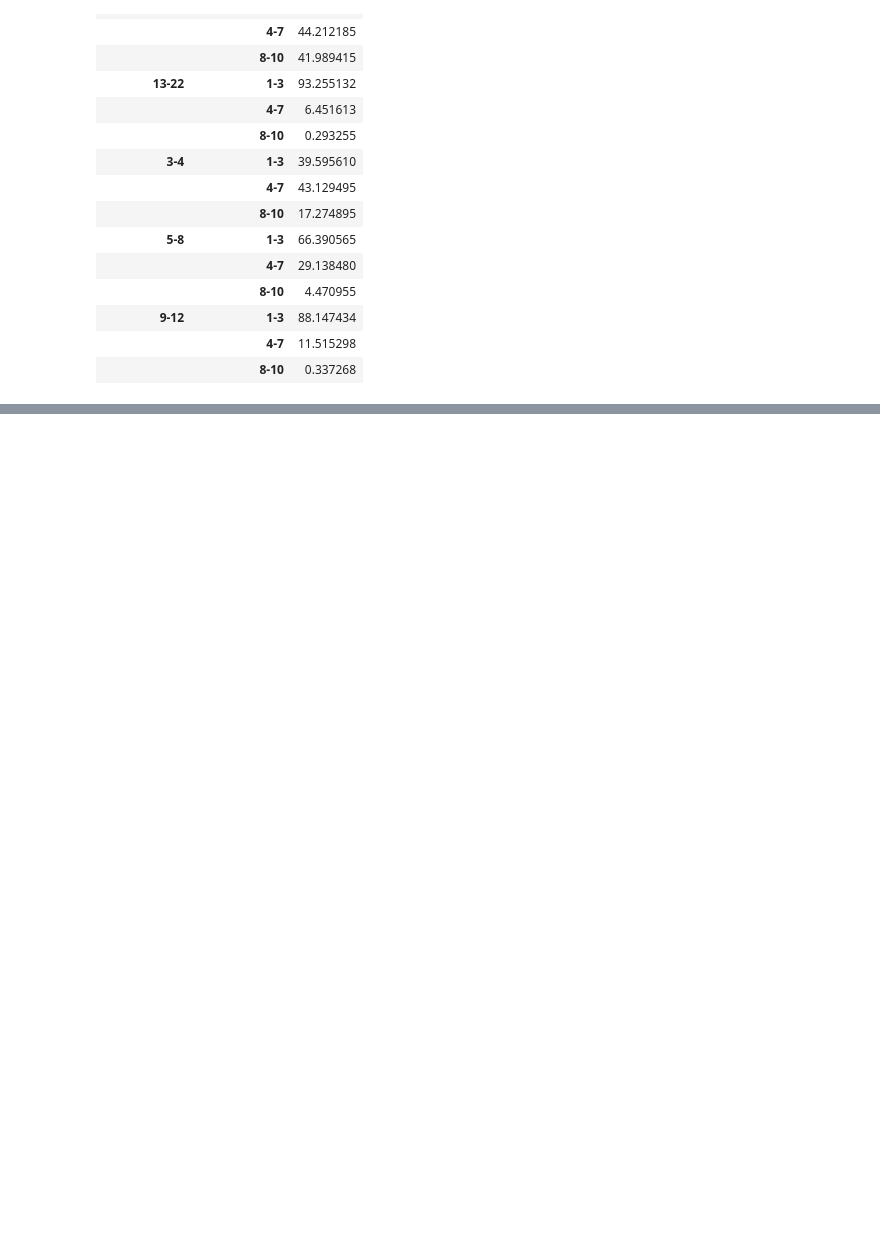
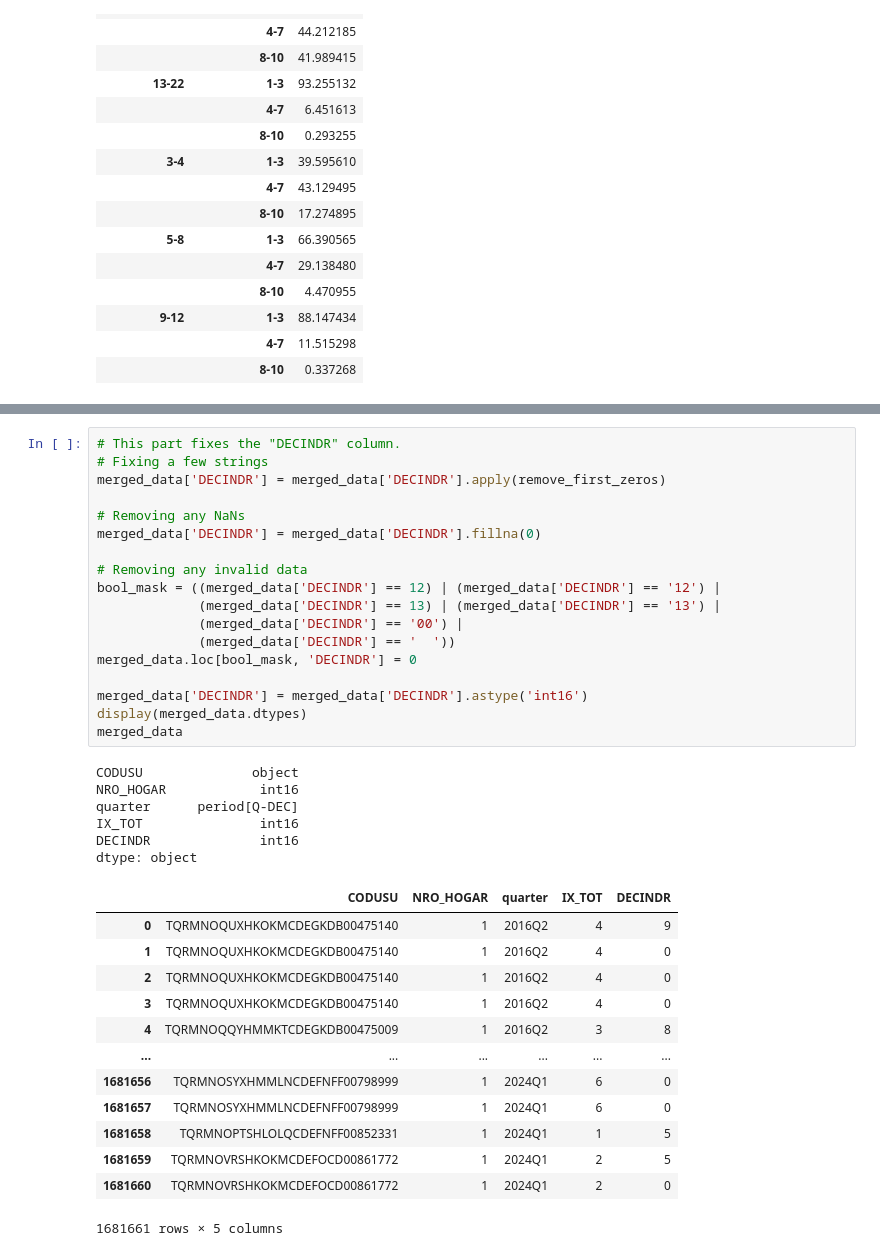
Before and after one commit to jpoletti/eph-database, a Jupyter notebook: bajar-microdatos.ipynb, the cells around one changed output, grey strips where cells are left out. Cells and saved outputs as stored; diff of their text form; blank space fills up the shorter version.

```diff
--- a/bajar-microdatos.ipynb
+++ b/bajar-microdatos.ipynb
@@ -684,0 +716,38 @@ plot_people_deciles(DECCFR_gb, 'DECCFR', plot_title)
+# %%
+# This part fixes the "DECINDR" column.
+# Fixing a few strings
+merged_data['DECINDR'] = merged_data['DECINDR'].apply(remove_first_zeros)
+
+# Removing any NaNs
+merged_data['DECINDR'] = merged_data['DECINDR'].fillna(0)
+
+# Removing any invalid data
+bool_mask = ((merged_data['DECINDR'] == 12) | (merged_data['DECINDR'] == '12') |
+             (merged_data['DECINDR'] == 13) | (merged_data['DECINDR'] == '13') |
+             (merged_data['DECINDR'] == '00') |
+             (merged_data['DECINDR'] == '  '))
+merged_data.loc[bool_mask, 'DECINDR'] = 0
+
+merged_data['DECINDR'] = merged_data['DECINDR'].astype('int16')
+display(merged_data.dtypes)
+merged_data
+# %% [output]
+CODUSU              object
+NRO_HOGAR            int16
+quarter      period[Q-DEC]
+IX_TOT               int16
+DECINDR              int16
+dtype: object
+|  | CODUSU | NRO_HOGAR | quarter | IX_TOT | DECINDR |
+| 0 | TQRMNOQUXHKOKMCDEGKDB00475140 | 1 | 2016Q2 | 4 | 9 |
+| 1 | TQRMNOQUXHKOKMCDEGKDB00475140 | 1 | 2016Q2 | 4 | 0 |
+| 2 | TQRMNOQUXHKOKMCDEGKDB00475140 | 1 | 2016Q2 | 4 | 0 |
+| 3 | TQRMNOQUXHKOKMCDEGKDB00475140 | 1 | 2016Q2 | 4 | 0 |
+| 4 | TQRMNOQQYHMMKTCDEGKDB00475009 | 1 | 2016Q2 | 3 | 8 |
+| ... | ... | ... | ... | ... | ... |
+| 1681656 | TQRMNOSYXHMMLNCDEFNFF00798999 | 1 | 2024Q1 | 6 | 0 |
+| 1681657 | TQRMNOSYXHMMLNCDEFNFF00798999 | 1 | 2024Q1 | 6 | 0 |
+| 1681658 | TQRMNOPTSHLOLQCDEFNFF00852331 | 1 | 2024Q1 | 1 | 5 |
+| 1681659 | TQRMNOVRSHKOKMCDEFOCD00861772 | 1 | 2024Q1 | 2 | 5 |
+| 1681660 | TQRMNOVRSHKOKMCDEFOCD00861772 | 1 | 2024Q1 | 2 | 0 |
+1681661 rows × 5 columns
```
Also changed, not shown: parts of 15 cells of this notebook.
